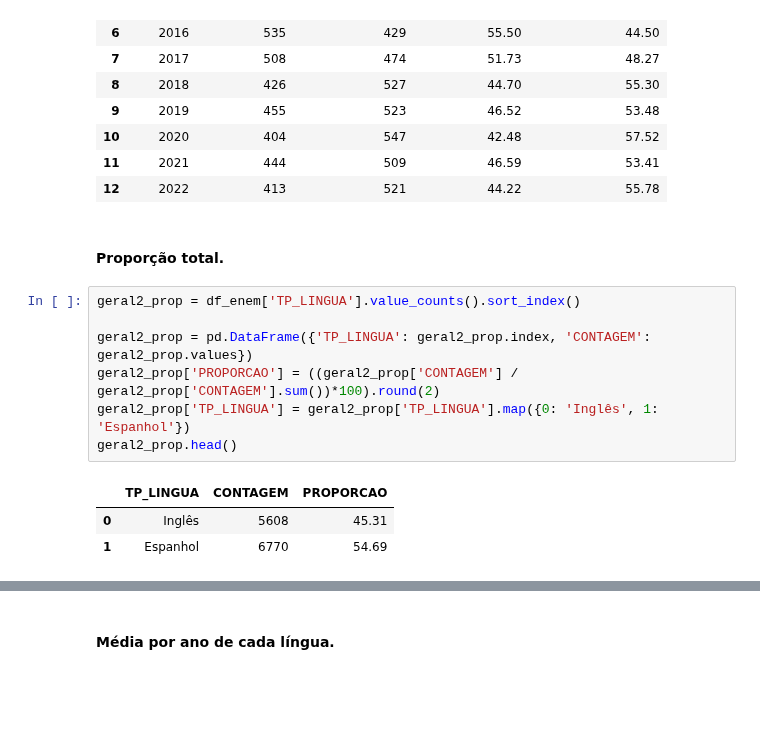
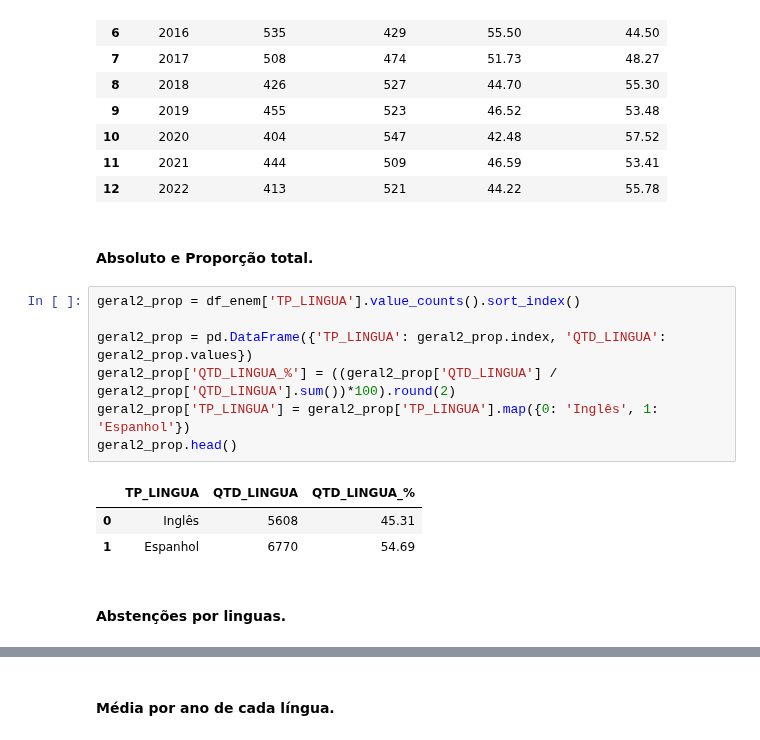
Before and after one commit to Bruno-Santana-Eco/Analise-de-Dados-ENEM, a Jupyter notebook: DataPrep1.ipynb, the cells around one changed output, grey strips where cells are left out. Drawn from its saved outputs; the diff is of its cells as text; blank space fills up the shorter version.

```diff
--- a/DataPrep1.ipynb
+++ b/DataPrep1.ipynb
@@ -269,15 +269,17 @@ geral2.head(13)
 | 11 | 2021 | 444 | 509 | 46.59 | 53.41 |
 | 12 | 2022 | 413 | 521 | 44.22 | 55.78 |
 # %% [markdown]
-#### Proporção total.
+#### Absoluto e Proporção total.
 # %%
 geral2_prop = df_enem['TP_LINGUA'].value_counts().sort_index()
 
-geral2_prop = pd.DataFrame({'TP_LINGUA': geral2_prop.index, 'CONTAGEM': geral2_prop.values})
-geral2_prop['PROPORCAO'] = ((geral2_prop['CONTAGEM'] / geral2_prop['CONTAGEM'].sum())*100).round(2)
+geral2_prop = pd.DataFrame({'TP_LINGUA': geral2_prop.index, 'QTD_LINGUA': geral2_prop.values})
+geral2_prop['QTD_LINGUA_%'] = ((geral2_prop['QTD_LINGUA'] / geral2_prop['QTD_LINGUA'].sum())*100).round(2)
 geral2_prop['TP_LINGUA'] = geral2_prop['TP_LINGUA'].map({0: 'Inglês', 1: 'Espanhol'})
 geral2_prop.head()
 # %% [output]
-|  | TP_LINGUA | CONTAGEM | PROPORCAO |
+|  | TP_LINGUA | QTD_LINGUA | QTD_LINGUA_% |
 | 0 | Inglês | 5608 | 45.31 |
 | 1 | Espanhol | 6770 | 54.69 |
+# %% [markdown]
+#### Abstenções por linguas.
```
Also changed, not shown: parts of 29 cells of this notebook, 2 other files.
